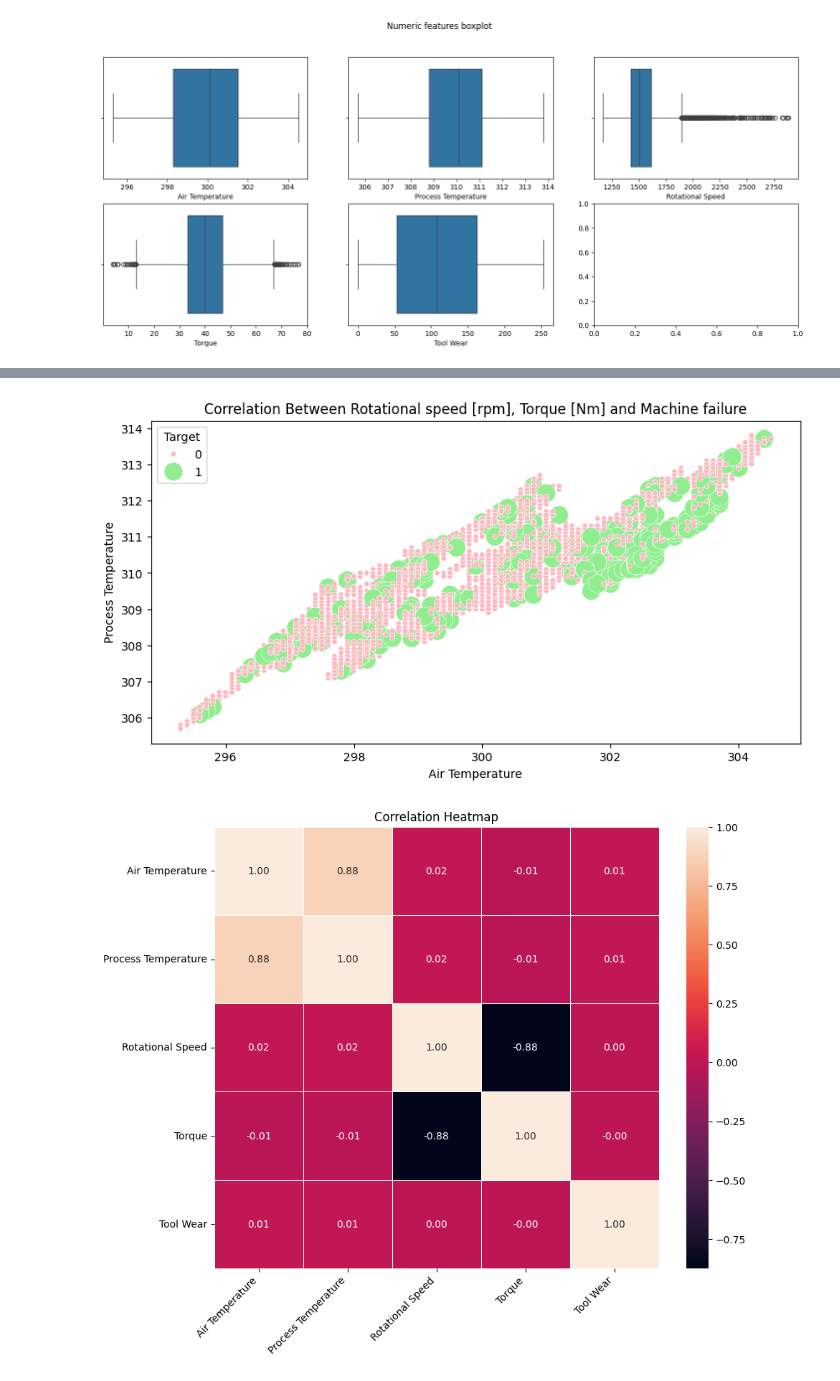
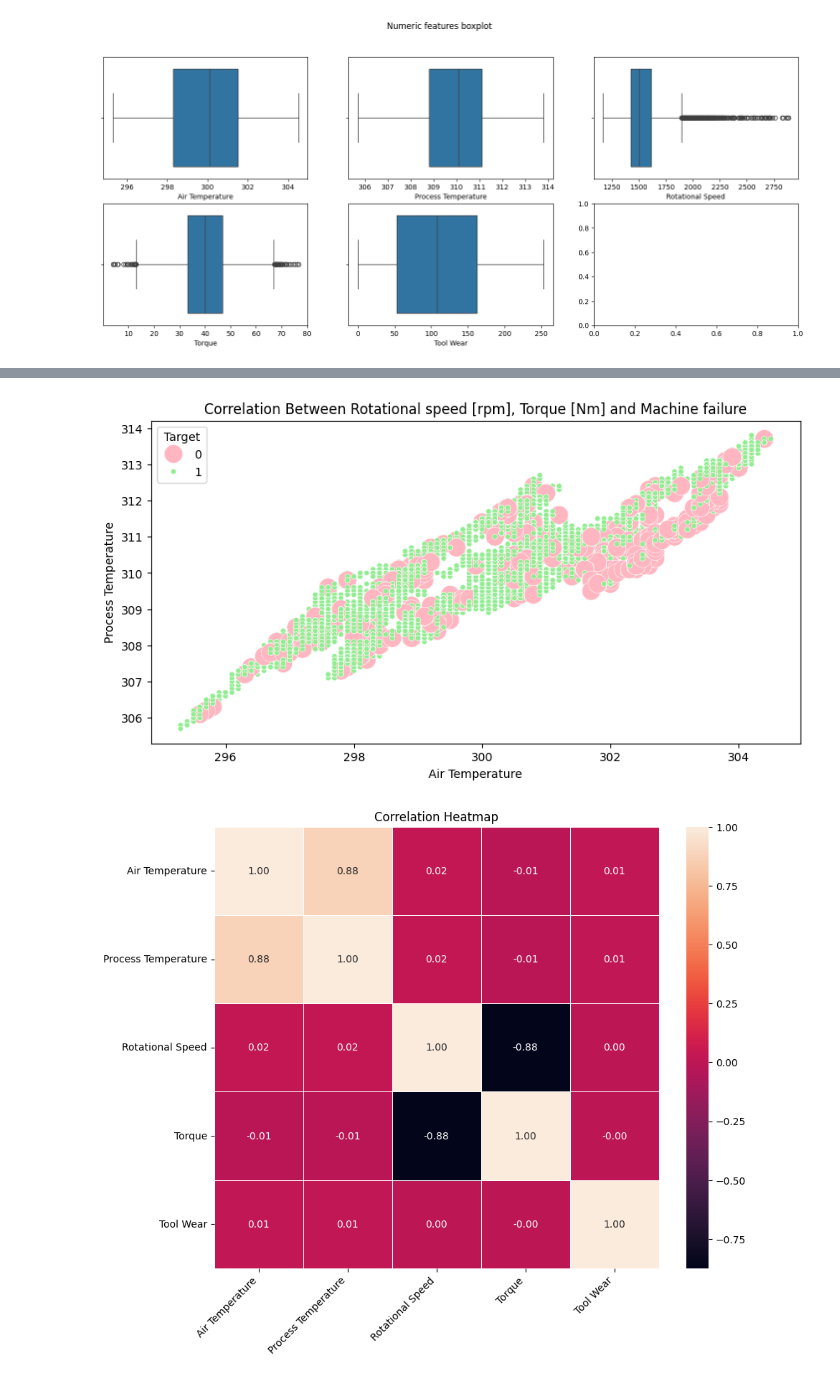
Before and after one commit to Riuzzo/Progetto_ML, a Jupyter notebook: MachineFailurePrediction.ipynb, the cells around one changed output, grey strips where cells are left out. Drawn from its saved outputs; the diff is of its cells as text; code cells hidden in the pictures.

```diff
--- a/MachineFailurePrediction.ipynb
+++ b/MachineFailurePrediction.ipynb
@@ -52,3 +64,6 @@ Data columns (total 10 columns):
  9   Failure Type             10000 non-null  object
 dtypes: float64(3), int64(4), object(3)
 memory usage: 781.4+ KB
+# %%
+df['Target'] = df['Target'] ^ 1
+df
@@ -188,12 +217,12 @@ plt.show()
 # %%
 plt.figure(figsize=(10, 5))
-sns.scatterplot(x='Air Temperature', y='Process Temperature', hue='Target', palette=['lightpink', 'lightgreen'], data=df, size='Target', sizes=(250, 20))
+sns.scatterplot(x='Air Temperature', y='Process Temperature', hue='Target', palette=['lightpink', 'lightgreen'], data=df, size='Target', sizes=(20, 250))
 plt.title('Correlation Between Rotational speed [rpm], Torque [Nm] and Machine failure')
 plt.xlabel('Air Temperature')
 plt.ylabel('Process Temperature')
 plt.show()
 # %% [output]
-[figure, old version]
+[figure, new version]
 # %%
 plt.figure(figsize=(10, 8))
 heatmap_data = df[['Air Temperature', 'Process Temperature', 'Rotational Speed', 'Torque', 'Tool Wear']]
```
Also changed, not shown: parts of 35 cells of this notebook.
